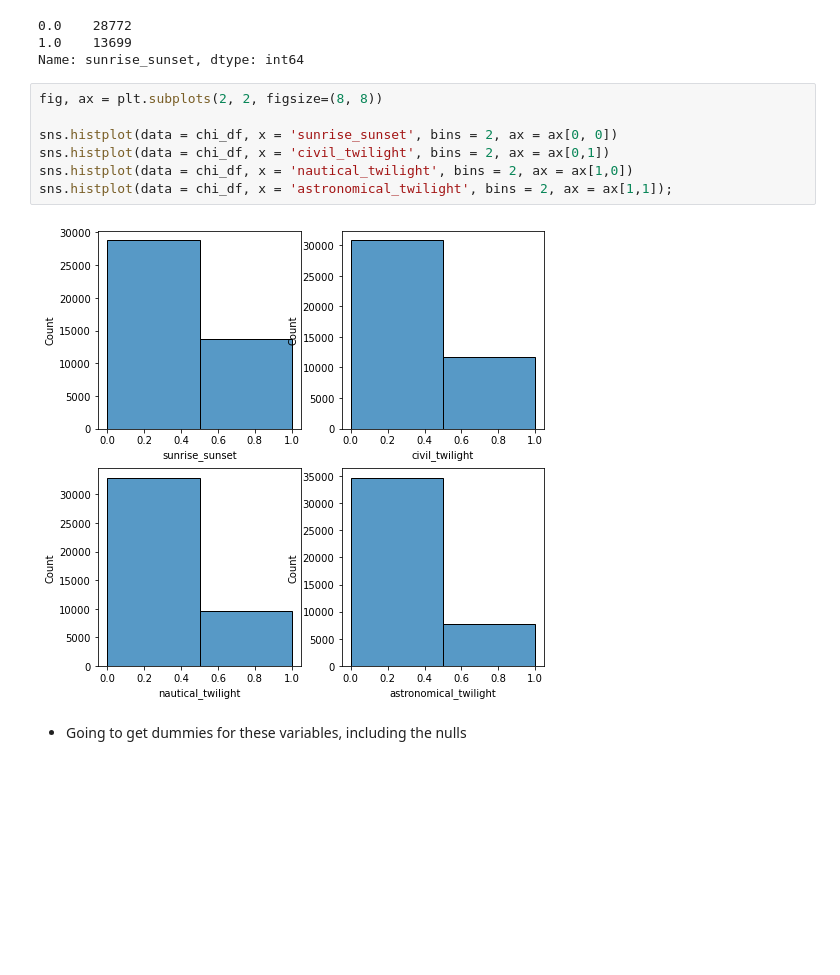
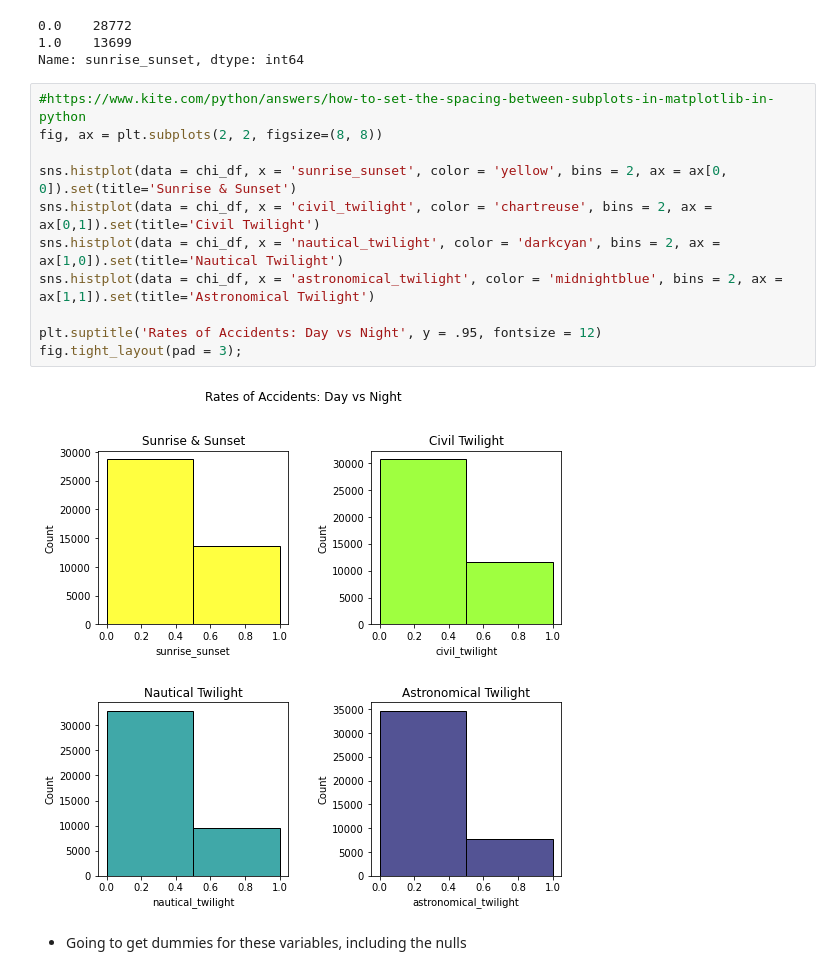
Before and after one commit to jeffreyfloyd/DST-and-traffic-implications, a Jupyter notebook: code/data_cleaning.ipynb, the cells around one changed output. Cells and saved outputs as stored; diff of their text form; blank space fills up the shorter version.

```diff
--- a/code/data_cleaning.ipynb
+++ b/code/data_cleaning.ipynb
@@ -608,14 +608,18 @@ chi_df['sunrise_sunset'].value_counts()
 1.0    13699
 Name: sunrise_sunset, dtype: int64
 # %%
+#https://www.kite.com/python/answers/how-to-set-the-spacing-between-subplots-in-matplotlib-in-python
 fig, ax = plt.subplots(2, 2, figsize=(8, 8))
 
-sns.histplot(data = chi_df, x = 'sunrise_sunset', bins = 2, ax = ax[0, 0])
-sns.histplot(data = chi_df, x = 'civil_twilight', bins = 2, ax = ax[0,1])
-sns.histplot(data = chi_df, x = 'nautical_twilight', bins = 2, ax = ax[1,0])
-sns.histplot(data = chi_df, x = 'astronomical_twilight', bins = 2, ax = ax[1,1]);
+sns.histplot(data = chi_df, x = 'sunrise_sunset', color = 'yellow', bins = 2, ax = ax[0, 0]).set(title='Sunrise & Sunset')
+sns.histplot(data = chi_df, x = 'civil_twilight', color = 'chartreuse', bins = 2, ax = ax[0,1]).set(title='Civil Twilight')
+sns.histplot(data = chi_df, x = 'nautical_twilight', color = 'darkcyan', bins = 2, ax = ax[1,0]).set(title='Nautical Twilight')
+sns.histplot(data = chi_df, x = 'astronomical_twilight', color = 'midnightblue', bins = 2, ax = ax[1,1]).set(title='Astronomical Twilight')
+
+plt.suptitle('Rates of Accidents: Day vs Night', y = .95, fontsize = 12)
+fig.tight_layout(pad = 3);
 # %% [output]
-[figure, old version]
+[figure, new version]
 # %% [markdown]
 - Going to get dummies for these variables, including the nulls
 # %% [markdown]
```
Also changed, not shown: parts of 2 cells of this notebook, 4 other files.
